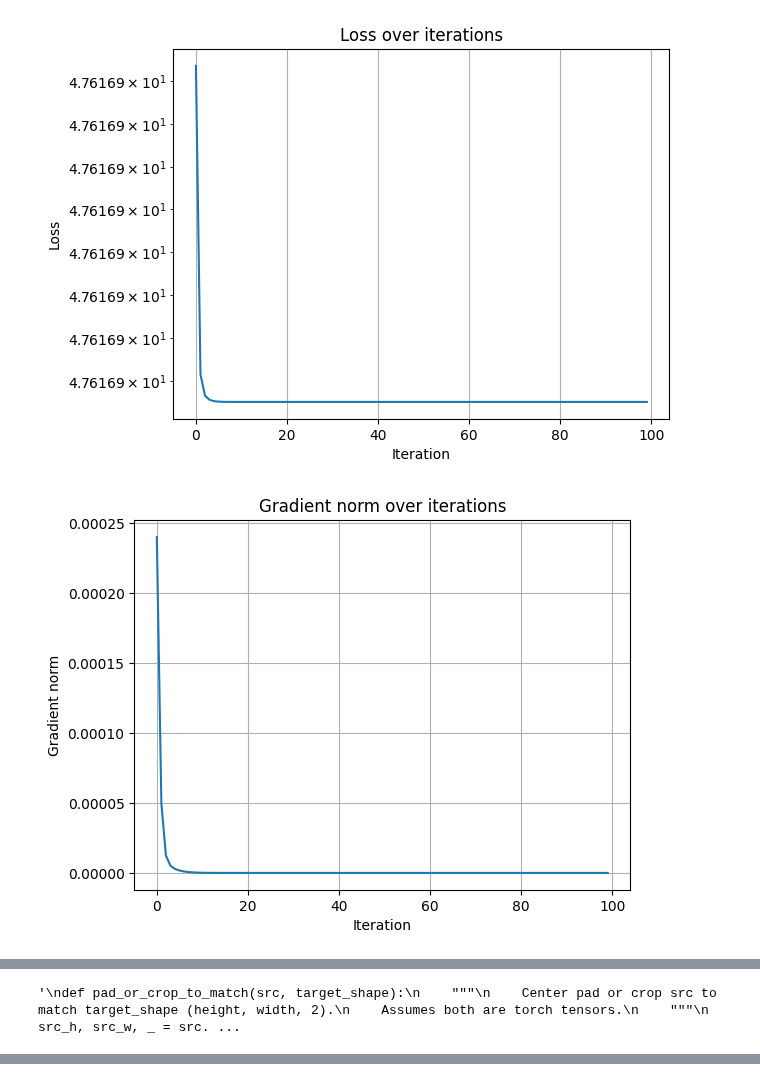
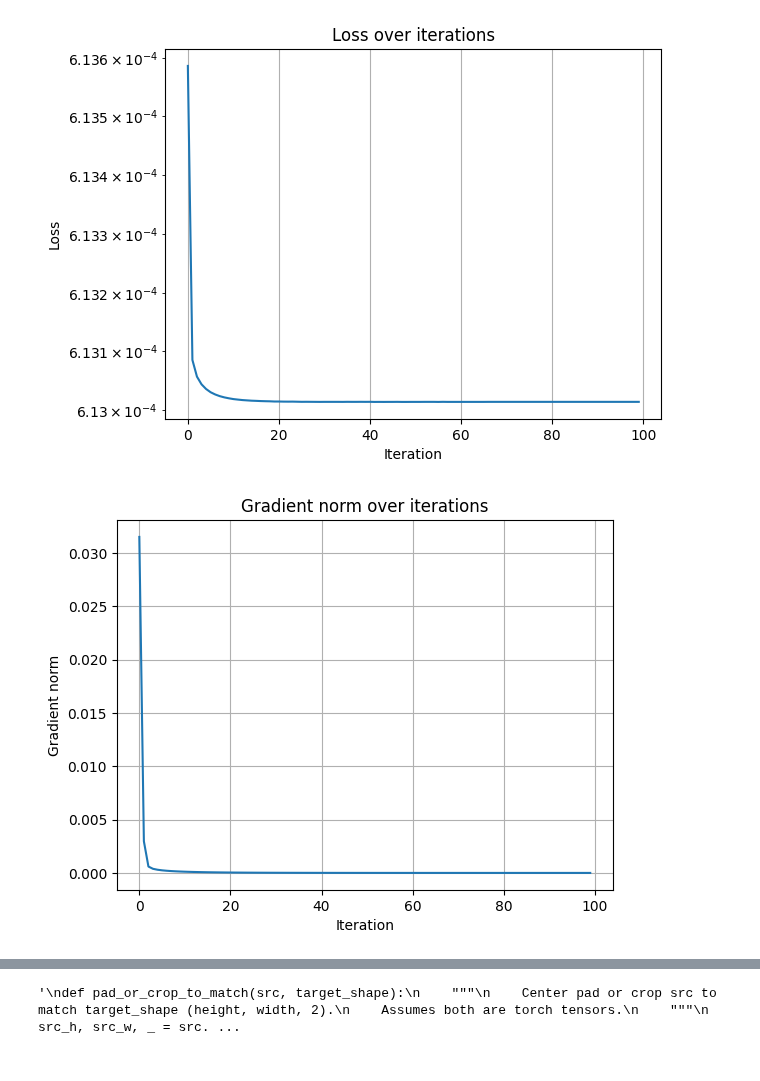
Before and after one commit to jkostaa/bachelor-thesis, a Jupyter notebook: notebooks/fastmri_test.ipynb, the cells around one changed output, grey strips where cells are left out. Drawn from its saved outputs; the diff is of its cells as text; code cells hidden in the pictures.

```diff
--- a/notebooks/fastmri_test.ipynb
+++ b/notebooks/fastmri_test.ipynb
@@ -94,9 +94,9 @@ else:
 
 
 #mask = BernoulliMask(0.75, seed=30).generate(slice_kspace.shape)
-# mask = VariableDensityMask('polynomial', 2, seed=30).generate(slice_kspace.shape)
+#mask = VariableDensityMask('polynomial', 2, seed=30).generate(slice_kspace.shape)
 # mask = VariableDensityMask('gaussian', 2, seed=30).generate(slice_kspace.shape)
-mask = PseudoRandomColumnMask(slice_kspace.shape, acceleration=2, seed=30).get_mask()
+mask = PseudoRandomColumnMask(slice_kspace.shape, acceleration=8, seed=30).get_mask()
 y = mask * slice_kspace
 
 
@@ -105,12 +105,12 @@ y = mask * slice_kspace
 # print("y difference from original:", np.linalg.norm(y - slice_kspace))
 
 
-map_estimator = MAPEstimator(mask, 0.5, 0.01, 1e-2, 0.2, 100)
-mmse_estimator = MMSEEstimatorULA(mask, 0.95, 0.01, 1e-2, 0.1, 100, 1e-3, 50, 3, 150)
+map_estimator = MAPEstimator(mask, 0.95, 0.01, 1e-2, 0.1, 100)
+mmse_estimator = MMSEEstimatorULA(mask, 0.1, 0.01, 1e-2, 0.1, 100, 1e-1, 50, 2, 75)
 
 map_reconstruct = map_estimator.subgradient_descent(y)
 
-samples, _ = mmse_estimator.ula_mmse(y)
+samples, energies = mmse_estimator.ula_mmse(y)
 
 mmse_image = np.mean(samples, axis=0)
 
@@ -191,6 +191,15 @@ mmse_image = (mmse_image - mmse_image.min()) / (mmse_image.max() - mmse_image.mi
 plt.imshow(mmse_image, cmap="gray")
 plt.title("MMSE Reconstruction")
 plt.colorbar()
+plt.show()
+
+# ula loss
+plt.plot(energies)
+plt.title("ULA Loss over iterations")
+plt.xlabel("Iteration")
+plt.ylabel("ULA Loss")
+plt.grid(True)
+#plt.yscale('log')
 plt.show()
 
 '''
@@ -307,3 +348,3 @@ Iter 90: Gradient = 0.00000000
 [figure]
-[figure, old version]
+[figure, new version]
-[figure, old version]
+[figure, new version]
@@ -311 +351,0 @@ Iter 90: Gradient = 0.00000000
-'\ndef pad_or_crop_to_match(src, target_shape):\n    """\n    Center pad or crop src to match target_shape (height, width, 2).\n    Assumes both are torch tensors.\n    """\n    src_h, src_w, _ = src. ...
@@ -311,0 +353 @@ Iter 90: Gradient = 0.00000000
+'\ndef pad_or_crop_to_match(src, target_shape):\n    """\n    Center pad or crop src to match target_shape (height, width, 2).\n    Assumes both are torch tensors.\n    """\n    src_h, src_w, _ = src. ...
```
Also changed, not shown: parts of 1 cell of this notebook, 4 other files.
